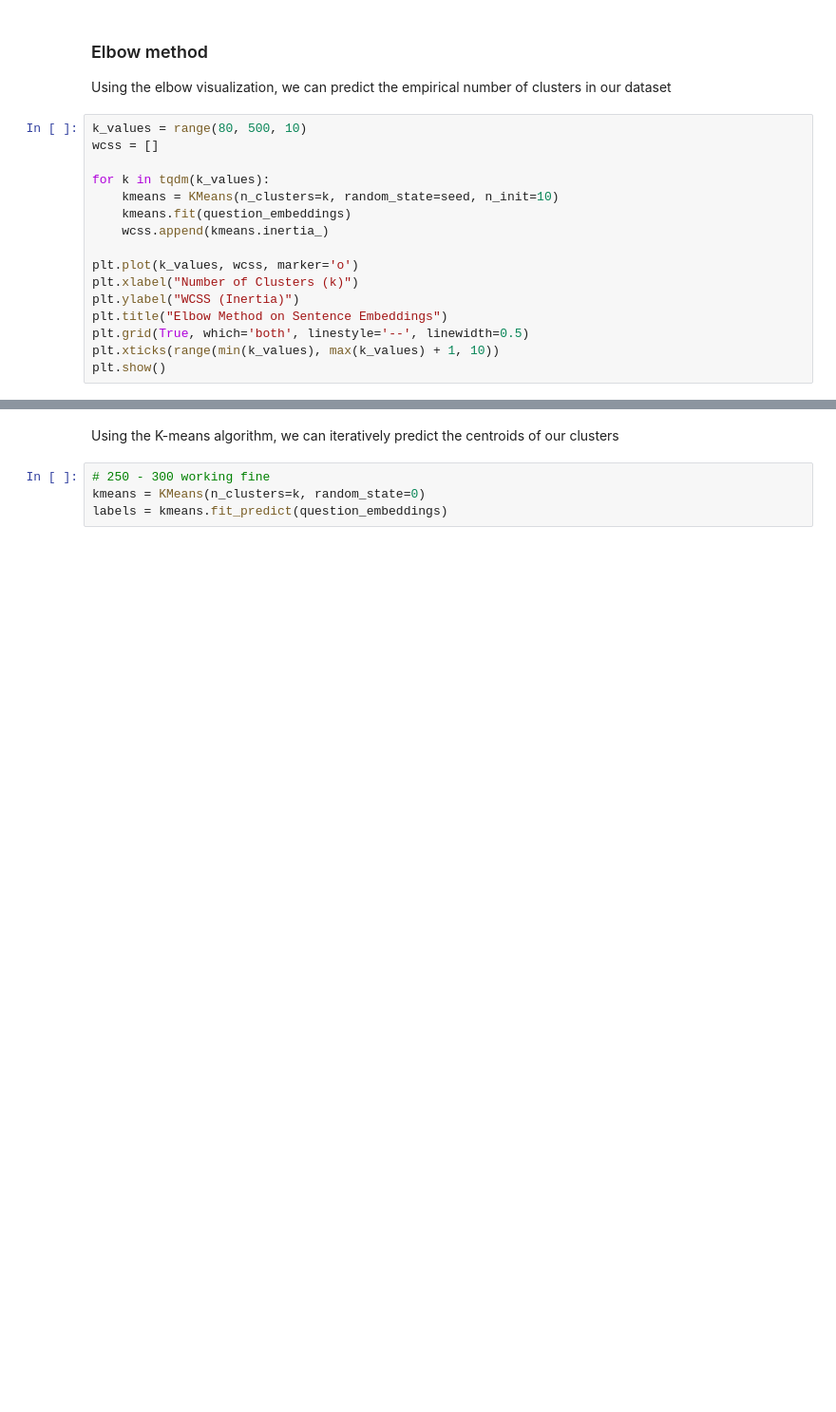
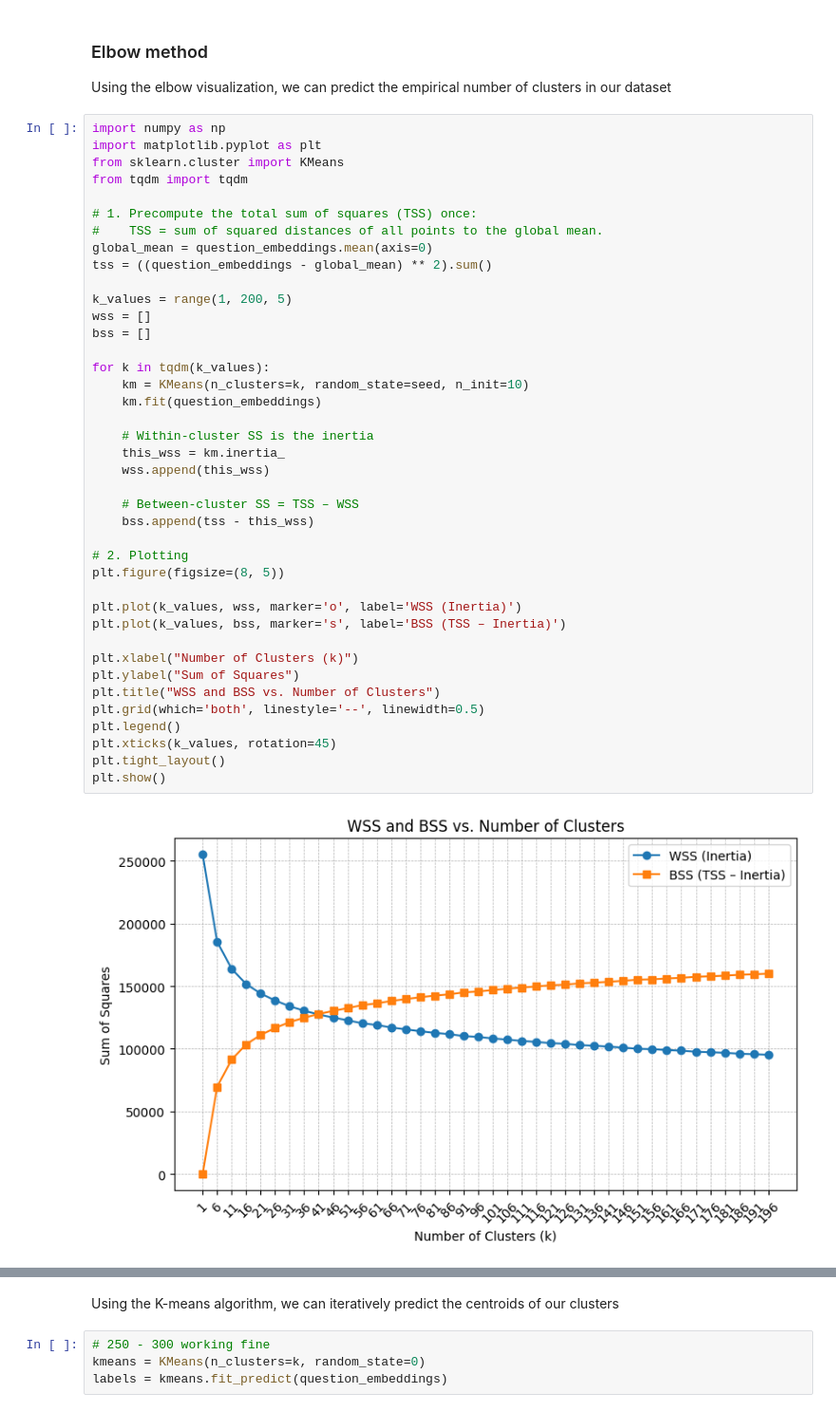
Before and after one commit to AlbertoEusebio/NLP-RAG1200, a Jupyter notebook: model_training.ipynb, the cells around one changed output, grey strips where cells are left out. Shown at 95% size. Cells and saved outputs as stored; diff of their text form; blank space fills up the shorter version.

```diff
--- a/model_training.ipynb
+++ b/model_training.ipynb
@@ -585,19 +649,45 @@ plt.show()
 ### Elbow method
 
 Using the elbow visualization, we can predict the empirical number of clusters in our dataset
-# %%
-k_values = range(80, 500, 10)
-wcss = []
-
-for k in tqdm(k_values):
-    kmeans = KMeans(n_clusters=k, random_state=seed, n_init=10)
-    kmeans.fit(question_embeddings)
-    wcss.append(kmeans.inertia_)
-
-plt.plot(k_values, wcss, marker='o')
-plt.xlabel("Number of Clusters (k)")
-plt.ylabel("WCSS (Inertia)")
-plt.title("Elbow Method on Sentence Embeddings")
-plt.grid(True, which='both', linestyle='--', linewidth=0.5)
-plt.xticks(range(min(k_values), max(k_values) + 1, 10))
-plt.show()
+# %%
+import numpy as np
+import matplotlib.pyplot as plt
+from sklearn.cluster import KMeans
+from tqdm import tqdm
+
+# 1. Precompute the total sum of squares (TSS) once:
+#    TSS = sum of squared distances of all points to the global mean.
+global_mean = question_embeddings.mean(axis=0)
+tss = ((question_embeddings - global_mean) ** 2).sum()
+
+k_values = range(1, 200, 5)
+wss = []
+bss = []
+
+for k in tqdm(k_values):
+    km = KMeans(n_clusters=k, random_state=seed, n_init=10)
+    km.fit(question_embeddings)
+
+    # Within-cluster SS is the inertia
+    this_wss = km.inertia_
+    wss.append(this_wss)
+
+    # Between-cluster SS = TSS – WSS
+    bss.append(tss - this_wss)
+
+# 2. Plotting
+plt.figure(figsize=(8, 5))
+
+plt.plot(k_values, wss, marker='o', label='WSS (Inertia)')
+plt.plot(k_values, bss, marker='s', label='BSS (TSS – Inertia)')
+
+plt.xlabel("Number of Clusters (k)")
+plt.ylabel("Sum of Squares")
+plt.title("WSS and BSS vs. Number of Clusters")
+plt.grid(which='both', linestyle='--', linewidth=0.5)
+plt.legend()
+plt.xticks(k_values, rotation=45)
+plt.tight_layout()
+plt.show()
+# %% [output]
+[figure, added]
```
Also changed, not shown: parts of 49 cells of this notebook.
